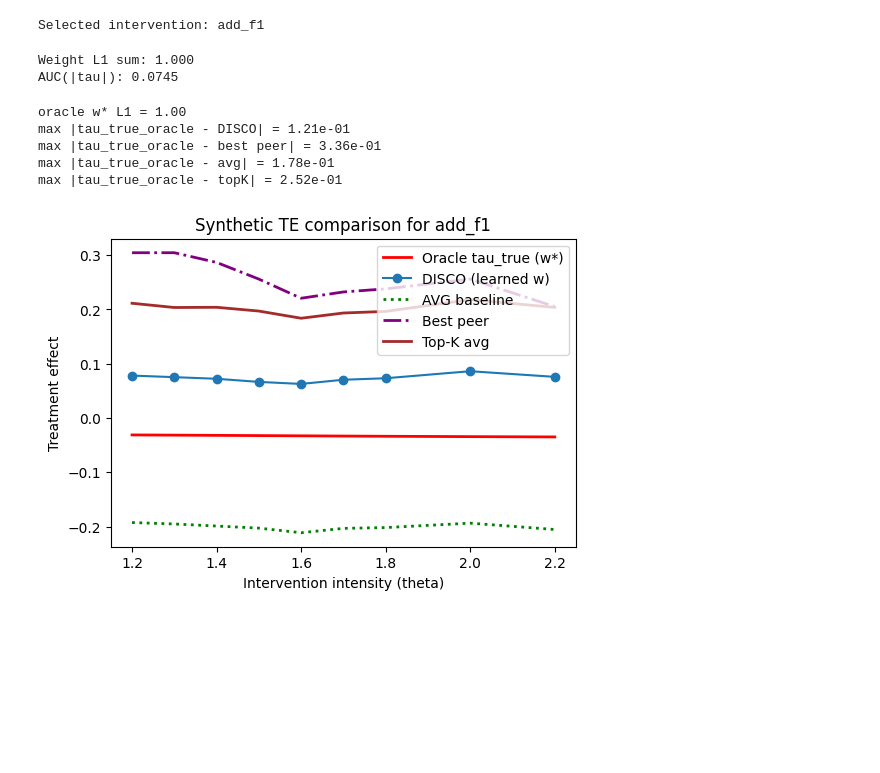
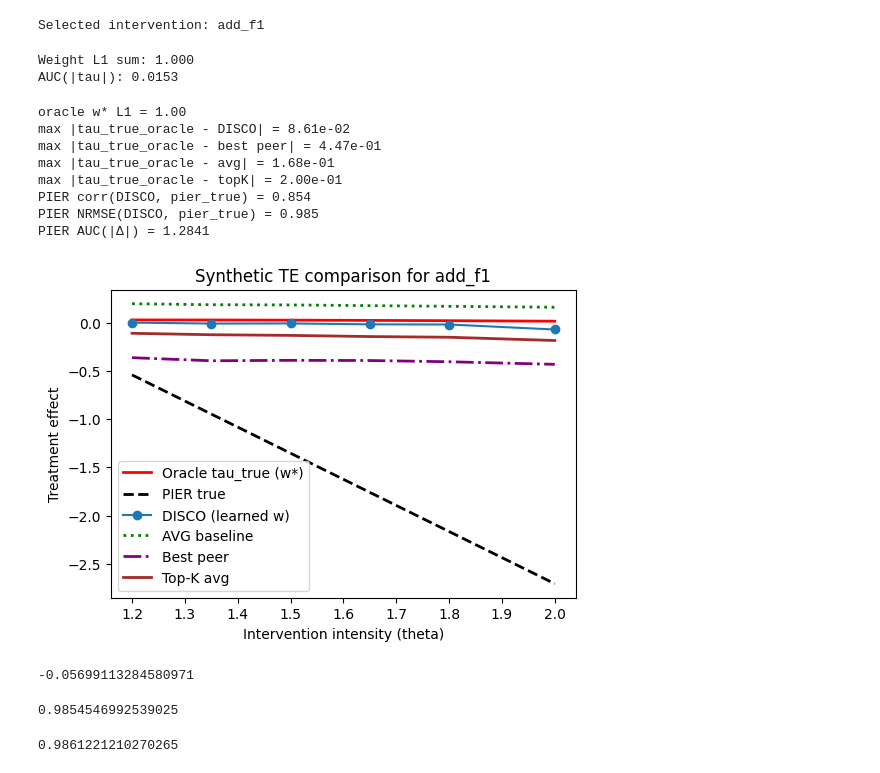
Before and after one commit to youlei202/Distributed-Synthetic-Control-Explanations, a Jupyter notebook: experiments/notebooks/te_auc_synthetic.ipynb, the cells around one changed output. Saved outputs shown, nothing was run; the diff lists cells and outputs as text; code cells hidden in the pictures; blank space fills up the shorter version.

Commit message:
Pier metrics added

```diff
--- a/experiments/notebooks/te_auc_synthetic.ipynb
+++ b/experiments/notebooks/te_auc_synthetic.ipynb
@@ -138,7 +139,7 @@ Theta: [1.2 1.3 1.4 1.5 1.6 1.7 1.8 2.  2.2]
 # %%
 INTERVENTIONS = {
     'intensity_shift': FeatureAdd(feat_idx=0, delta_max=float(scenario.theta.max()), name='intensity_shift'),
-    'add_f1': FeatureAdd(feat_idx=1, delta_max=1.5, name='add_f1'),
+    'add_f1': FeatureAdd(feat_idx=1, delta_max=2.0, name='add_f1'),
     'scale_f2': FeatureScale(feat_idx=2, scale_max=0.5, name='scale_f2'),
     'clamped_f4': ClampedShift(feat_idx=4, shift_max=2.0, lower=-2.0, upper=2.0, name='clamped_f4'),
 }
@@ -194,7 +195,7 @@ print('Weight L1 sum: {:.3f}'.format(np.sum(output.weights)))
 print('AUC(|tau|): {:.4f}'.format(np.trapz(np.abs(te_output.tau), te_output.theta)))
 # %% [output]
 Weight L1 sum: 1.000
-AUC(|tau|): 0.0745
+AUC(|tau|): 0.0153
 # %%
 theta_post = te_output.theta
 weights_disco = output.weights
@@ -214,6 +215,8 @@ oracle_output = baseline_runner.baseline_oracle_ground_truth(
 )
 tau_true_oracle = oracle_output.tau
 w_star = np.array(oracle_output.meta["weights"])
+pier_true = compute_pier_truth(scenario, w_star, x_star, theta_post)
+pier_metrics = compute_pier_metrics(te_output.tau, pier_true, theta_post, scenario.params.intensity_break)
 
 w_avg = np.ones_like(weights_disco) / len(weights_disco)
 y_syn_avg, _ = pmode_builder.build(
@@ -277,23 +280,42 @@ print('max |tau_true_oracle - DISCO| = {:.2e}'.format(max_abs_error(tau_true_ora
 print('max |tau_true_oracle - best peer| = {:.2e}'.format(max_abs_error(tau_true_oracle, tau_est_best)))
 print('max |tau_true_oracle - avg| = {:.2e}'.format(max_abs_error(tau_true_oracle, tau_est_avg)))
 print('max |tau_true_oracle - topK| = {:.2e}'.format(max_abs_error(tau_true_oracle, tau_est_topk)))
+print('PIER corr(DISCO, pier_true) = {:.3f}'.format(pier_metrics['pier_corr']))
+print('PIER NRMSE(DISCO, pier_true) = {:.3f}'.format(pier_metrics['pier_nrmse']))
+print('PIER AUC(|Δ|) = {:.4f}'.format(pier_metrics['pier_auc_abs_diff']))
 # %% [output]
 oracle w* L1 = 1.00
-max |tau_true_oracle - DISCO| = 1.21e-01
-max |tau_true_oracle - best peer| = 3.36e-01
-max |tau_true_oracle - avg| = 1.78e-01
-max |tau_true_oracle - topK| = 2.52e-01
+max |tau_true_oracle - DISCO| = 8.61e-02
+max |tau_true_oracle - best peer| = 4.47e-01
+max |tau_true_oracle - avg| = 1.68e-01
+max |tau_true_oracle - topK| = 2.00e-01
+PIER corr(DISCO, pier_true) = 0.854
+PIER NRMSE(DISCO, pier_true) = 0.985
+PIER AUC(|Δ|) = 1.2841
 # %%
 fig, ax = plt.subplots(figsize=(6, 4))
 ax.plot(theta_post, tau_true_oracle, color='red', linewidth=2, label='Oracle tau_true (w*)')
+ax.plot(theta_post, pier_true, color='black', linestyle='--', linewidth=2, label='PIER true')
 ax.plot(theta_post, te_output.tau, marker='o', color='C0', label='DISCO (learned w)')
 ax.plot(theta_post, tau_est_avg, color='green', linestyle=':', linewidth=2, label='AVG baseline')
 ax.plot(theta_post, tau_est_best, color='purple', linestyle='-.', linewidth=2, label='Best peer')
 ax.plot(theta_post, tau_est_topk, color='brown', linewidth=2, label='Top-K avg')
 ax.set_xlabel('Intervention intensity (theta)')
 ax.set_ylabel('Treatment effect')
 ax.set_title('Synthetic TE comparison for {}'.format(intervention.name))
 ax.legend()
 plt.show()
 # %% [output]
-[figure, old version]
+[figure, new version]
+# %%
+np.corrcoef(tau_true_oracle, pier_true)[0,1]
+# %% [output]
+-0.05699113284580971
+# %%
+np.corrcoef(te_output.tau, pier_true)[0,1]
+# %% [output]
+0.9854546992539025
+# %%
+np.corrcoef(tau_est_avg, pier_true)[0,1]
+# %% [output]
+0.9861221210270265
```
Also changed, not shown: parts of 2 cells of this notebook, 4 other files.
